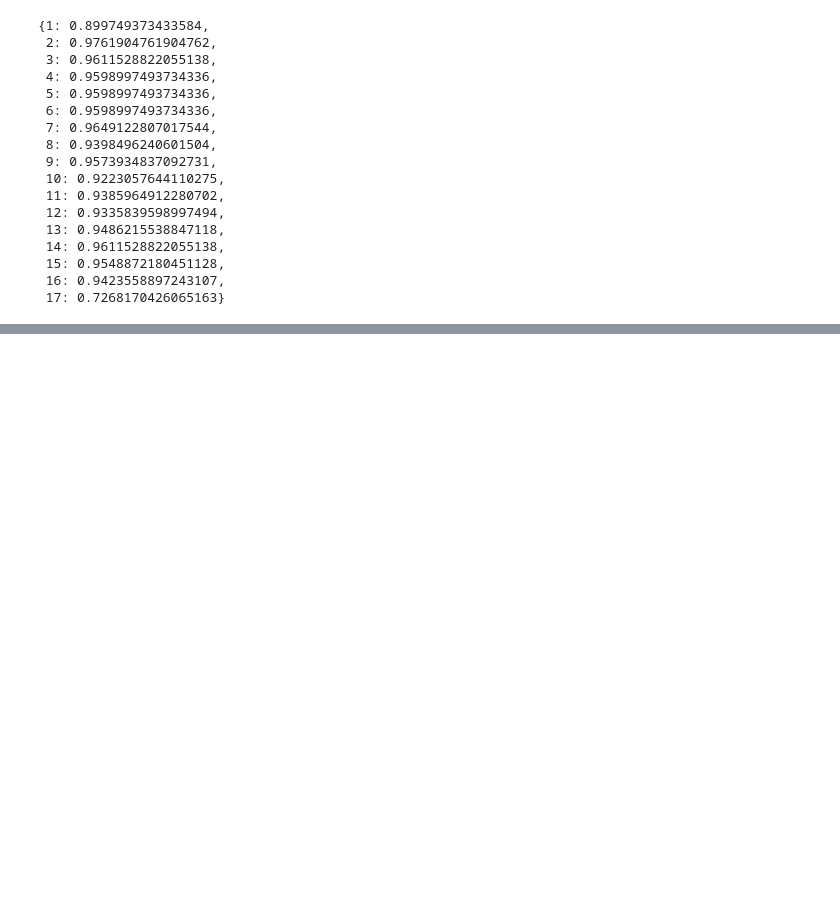
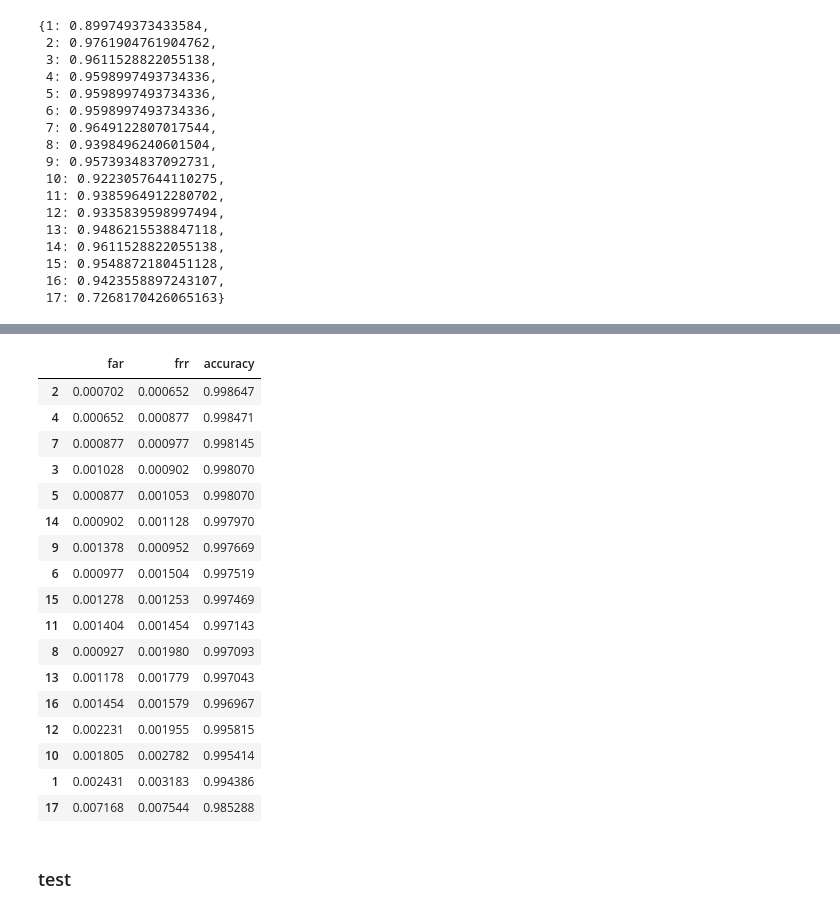
Before and after one commit to tanmaygadgil/DS5500-project, a Jupyter notebook: Authentication/Auth Experiments.ipynb, the cells around one changed output, grey strips where cells are left out. Drawn from its saved outputs; the diff is of its cells as text; code cells hidden in the pictures; blank space fills up the shorter version.

```diff
--- a/Authentication/Auth Experiments.ipynb
+++ b/Authentication/Auth Experiments.ipynb
@@ -202,0 +326,30 @@ g_accs
+# %%
+aggregates_1_auth = {g:0 for g in gestures}
+for g in gestures:
+    aggregates_1_auth[g] = {}
+    aggregates_1_auth[g]['far'] = 0
+    aggregates_1_auth[g]['frr'] = 0
+    aggregates_1_auth[g]['accuracy'] = 0
+for exp in tqdm(range(num_exp)):
+    auth_set = set(np.random.choice(range(1, 38), size = 1, replace=False))
+    for g in gestures:
+        # aggregates_5_auth[g] = {}
+        auths = []
+        i = np.where(g_train==g)
+        embeds = train_embeddings[i]
+        labels = y_train[i]
+        # print(len(labels), g)
+        for e in range(len(embeds)):
+            embedding = np.array(embeds[e,:])
+            auth_code = auth(embedding, auth_set, centroids, g, train_parts)
+            auths.append(auth_code)
+        actual_auth = [1 if x in auth_set else 0 for x in labels]
+
+        aggregates_1_auth[g]['far'] += far(actual_auth, auths)
+        aggregates_1_auth[g]['frr'] += frr(actual_auth, auths)
+        aggregates_1_auth[g]['accuracy'] += accuracy_score(actual_auth, auths)
+
+for k in aggregates_5_auth:
+    aggregates_1_auth[k]['far'] /= num_exp
+    aggregates_1_auth[k]['frr'] /= num_exp
+    aggregates_1_auth[k]['accuracy'] /= num_exp
@@ -202,0 +458,23 @@ g_accs
+# %%
+pd.DataFrame(aggregates_1_auth).T.sort_values(by = "accuracy", ascending=False)
+# %% [output]
+|  | far | frr | accuracy |
+| 2 | 0.000702 | 0.000652 | 0.998647 |
+| 4 | 0.000652 | 0.000877 | 0.998471 |
+| 7 | 0.000877 | 0.000977 | 0.998145 |
+| 3 | 0.001028 | 0.000902 | 0.998070 |
+| 5 | 0.000877 | 0.001053 | 0.998070 |
+| 14 | 0.000902 | 0.001128 | 0.997970 |
+| 9 | 0.001378 | 0.000952 | 0.997669 |
+| 6 | 0.000977 | 0.001504 | 0.997519 |
+| 15 | 0.001278 | 0.001253 | 0.997469 |
+| 11 | 0.001404 | 0.001454 | 0.997143 |
+| 8 | 0.000927 | 0.001980 | 0.997093 |
+| 13 | 0.001178 | 0.001779 | 0.997043 |
+| 16 | 0.001454 | 0.001579 | 0.996967 |
+| 12 | 0.002231 | 0.001955 | 0.995815 |
+| 10 | 0.001805 | 0.002782 | 0.995414 |
+| 1 | 0.002431 | 0.003183 | 0.994386 |
+| 17 | 0.007168 | 0.007544 | 0.985288 |
+# %% [markdown]
+### test
```
Also changed, not shown: parts of 33 cells of this notebook, 3 other files.
